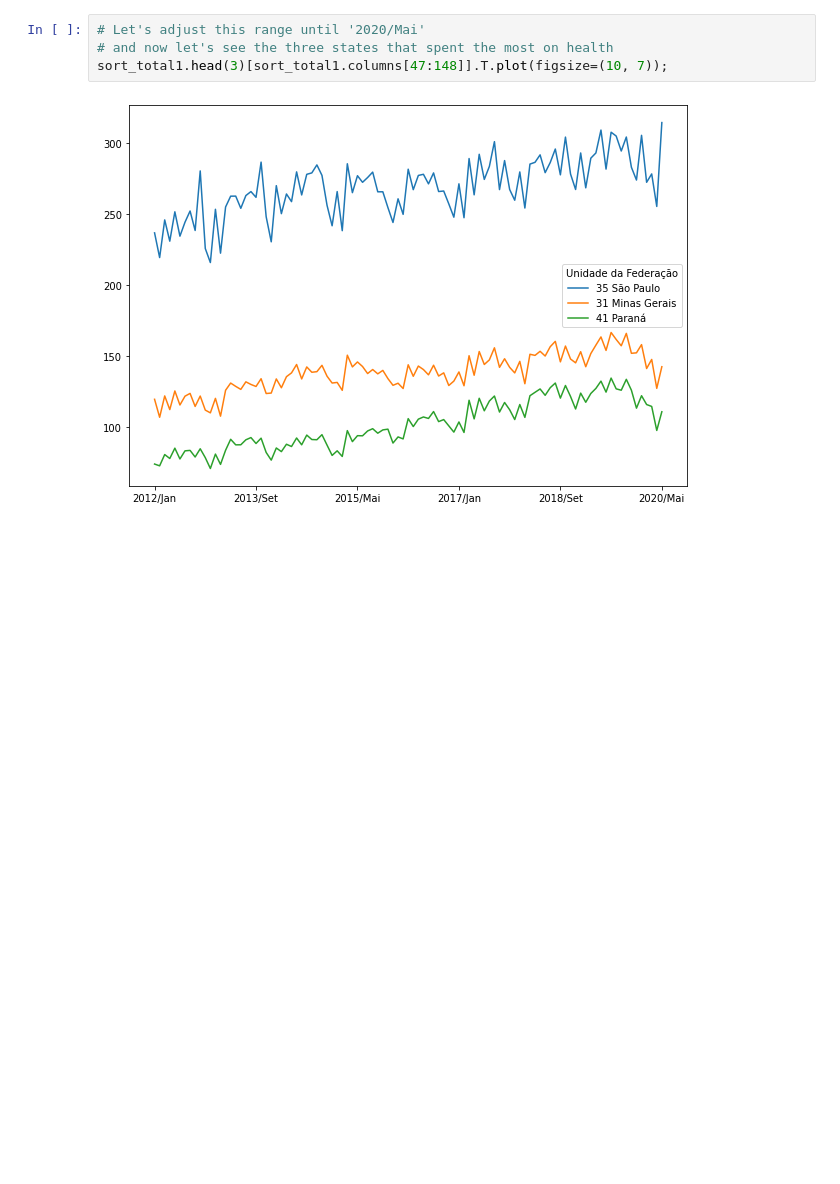
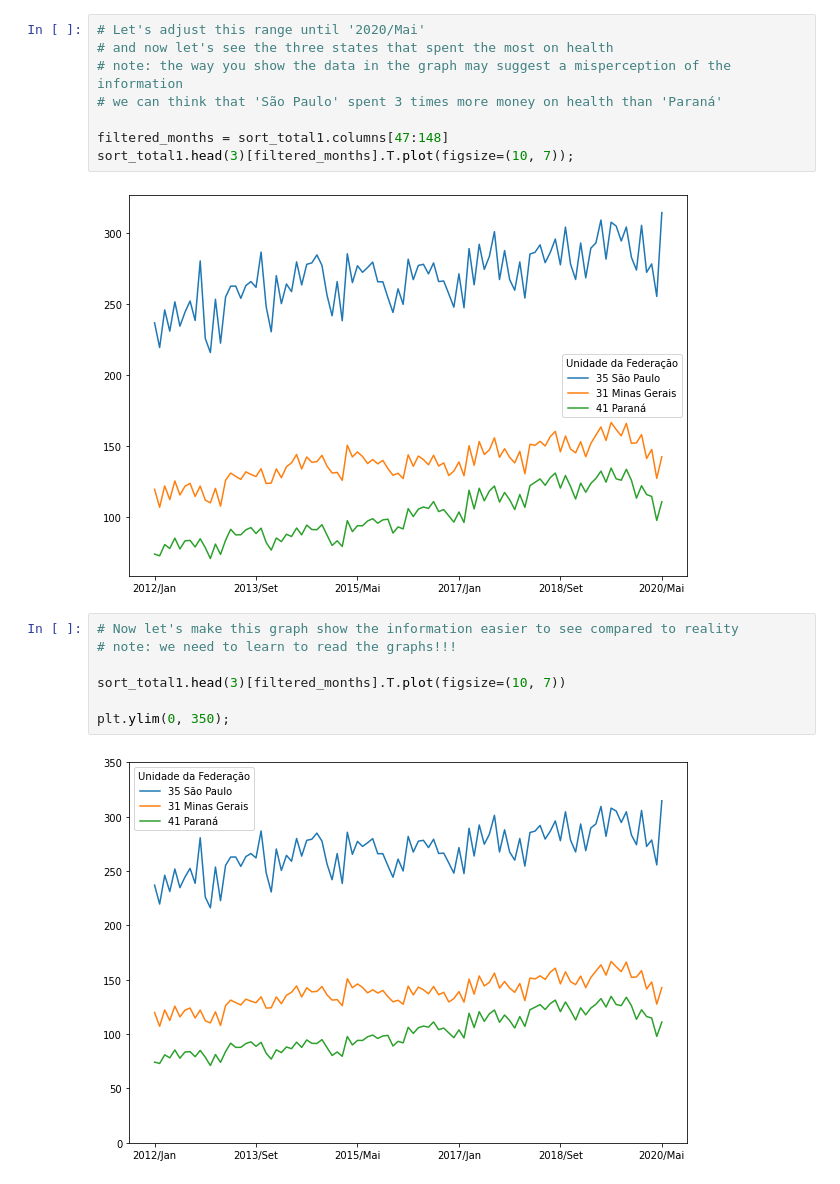
Before and after one commit to paulo-lins/EDA_datasus, a Jupyter notebook: EDA_tabnet.ipynb, the cells around one changed output. Cells and saved outputs as stored; diff of their text form; blank space fills up the shorter version.

```diff
--- a/EDA_tabnet.ipynb
+++ b/EDA_tabnet.ipynb
@@ -598,6 +598,19 @@ sort_total1[sort_total1.columns[47:155]].T.plot(figsize=(10, 7))
 # %%
 # Let's adjust this range until '2020/Mai'
 # and now let's see the three states that spent the most on health
-sort_total1.head(3)[sort_total1.columns[47:148]].T.plot(figsize=(10, 7));
+# note: the way you show the data in the graph may suggest a misperception of the information
+# we can think that 'São Paulo' spent 3 times more money on health than 'Paraná'
+
+filtered_months = sort_total1.columns[47:148]
+sort_total1.head(3)[filtered_months].T.plot(figsize=(10, 7));
 # %% [output]
 [figure]
+# %%
+# Now let's make this graph show the information easier to see compared to reality
+# note: we need to learn to read the graphs!!!
+
+sort_total1.head(3)[filtered_months].T.plot(figsize=(10, 7))
+
+plt.ylim(0, 350);
+# %% [output]
+[figure, added]
```
